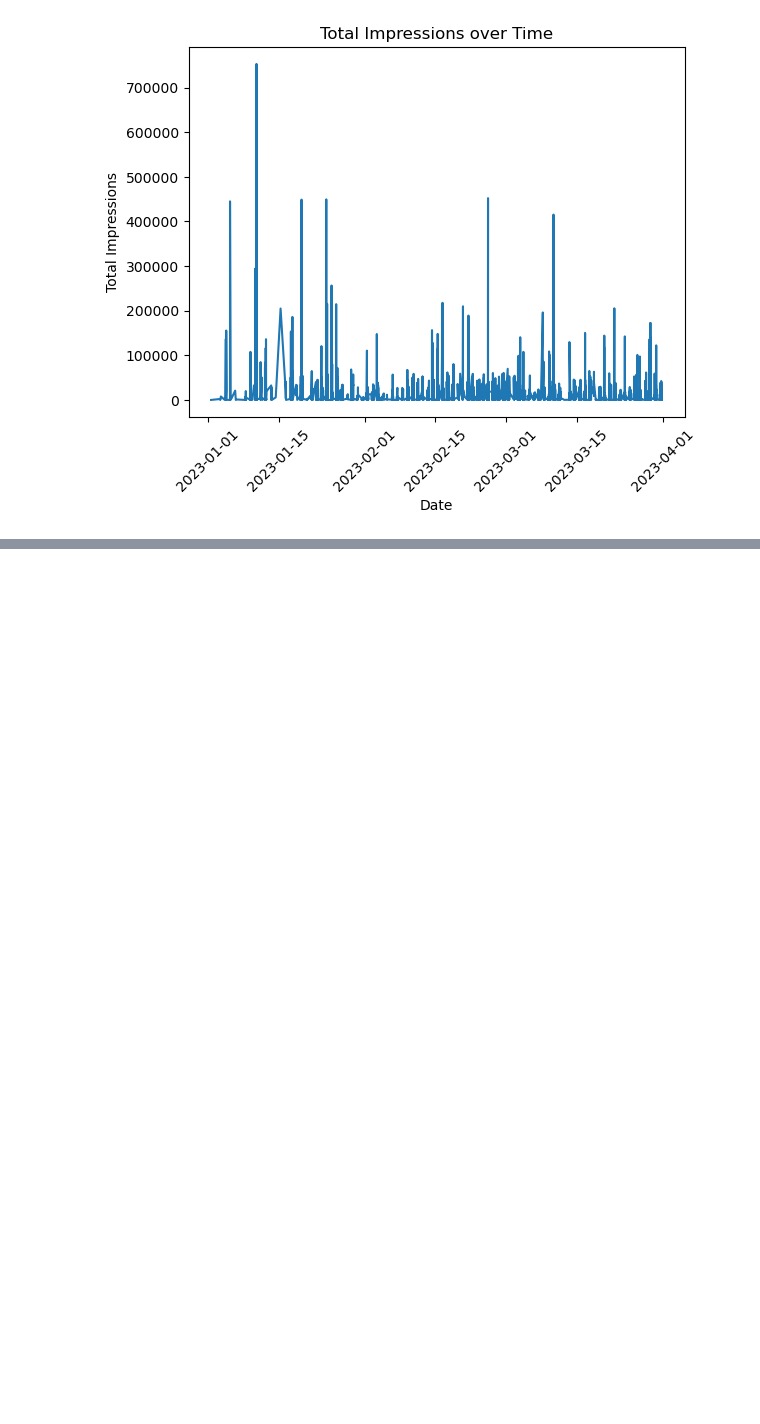
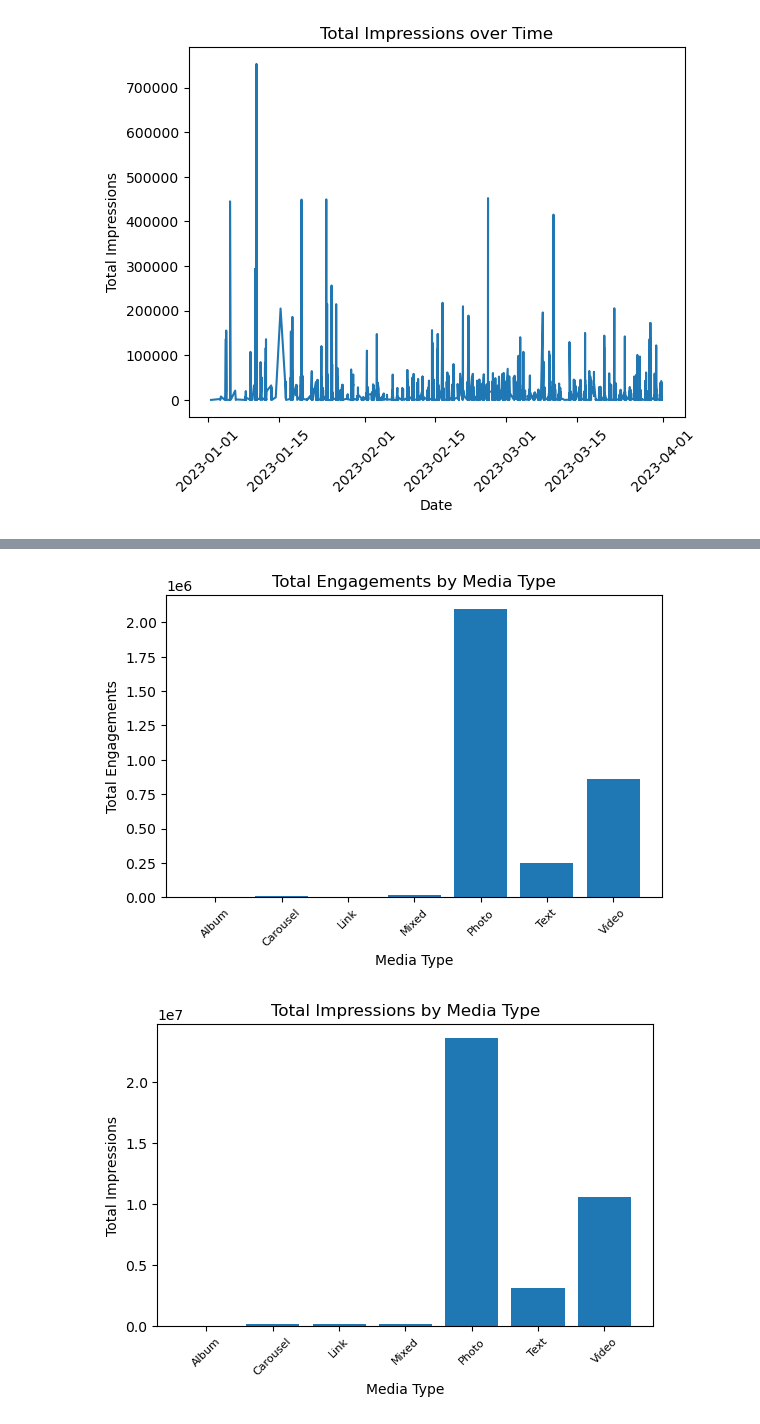
Before and after one commit to skaur42/da_assessment, a Jupyter notebook: da_assessment.ipynb, the cells around one changed output, grey strips where cells are left out. Drawn from its saved outputs; the diff is of its cells as text; code cells hidden in the pictures; blank space fills up the shorter version.

```diff
--- a/da_assessment.ipynb
+++ b/da_assessment.ipynb
@@ -196,0 +232,35 @@ plt.show()
+# %%
+# display total engagement for each media type
+
+grouped_data = data.groupby('Media Type')['Total Engagements'].sum().reset_index()
+
+plt.bar(grouped_data['Media Type'], grouped_data['Total Engagements'])
+plt.xlabel('Media Type')
+plt.ylabel('Total Engagements')
+plt.title('Total Engagements by Media Type')
+
+# adjust layout of graph
+plt.subplots_adjust(bottom = 0.25)
+plt.xticks(fontsize=8)
+plt.xticks(rotation=45)
+
+plt.show()
+
+# display total impressions for each media type
+
+grouped_data = data.groupby('Media Type')['Total Impressions'].sum().reset_index()
+
+plt.bar(grouped_data['Media Type'], grouped_data['Total Impressions'])
+plt.xlabel('Media Type')
+plt.ylabel('Total Impressions')
+plt.title('Total Impressions by Media Type')
+
+# adjust layout of graph
+plt.subplots_adjust(bottom = 0.25)
+plt.xticks(fontsize=8)
+plt.xticks(rotation=45)
+
+plt.show()
+# %% [output]
+[figure, added]
+[figure, added]
```
Also changed, not shown: parts of 3 cells of this notebook.
